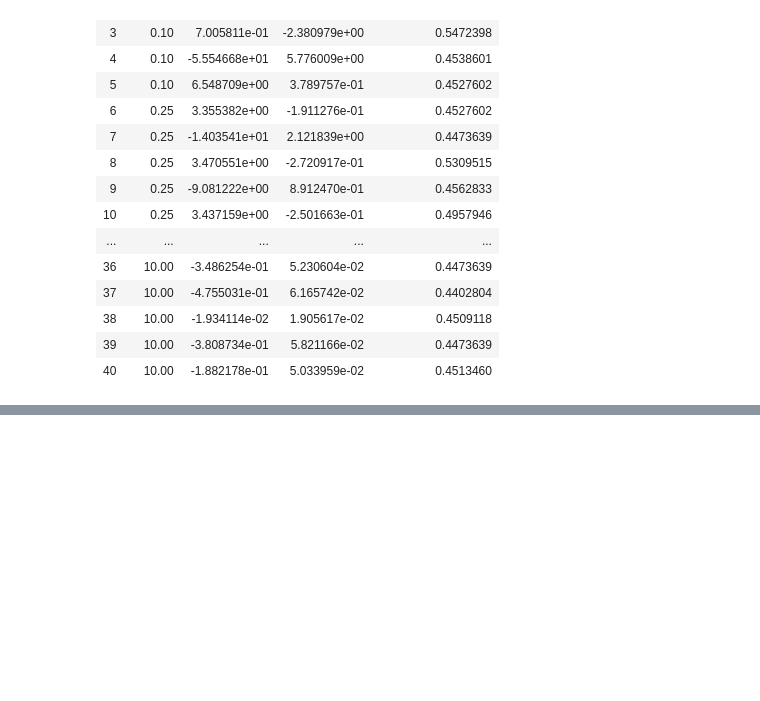
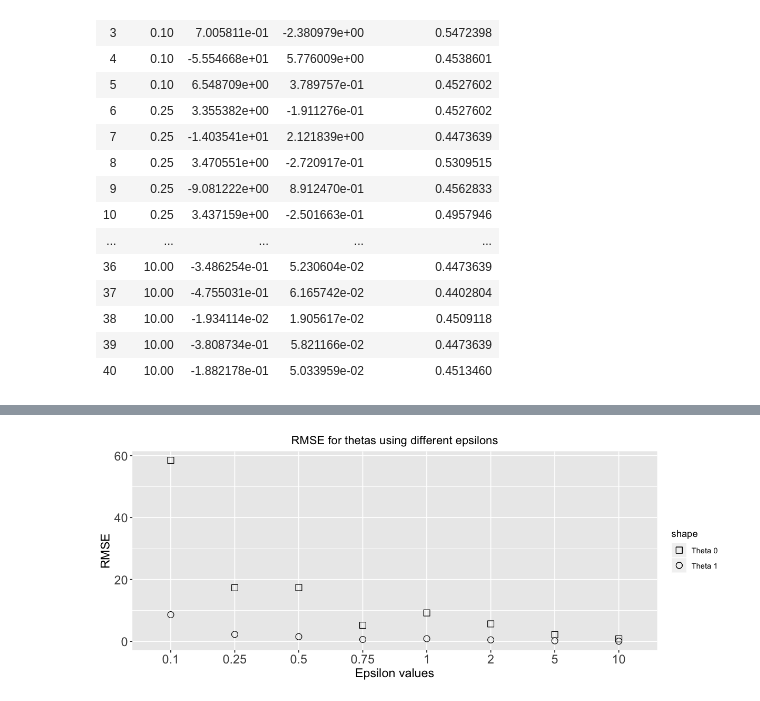
Before and after one commit to bhavenp/cs208, a Jupyter notebook: homework/HW4b/HW4b_Bhaven_Patel.ipynb, the cells around one changed output, grey strips where cells are left out. Saved outputs shown, nothing was run; the diff lists cells and outputs as text; code cells hidden in the pictures; blank space fills up the shorter version.

```diff
--- a/homework/HW4b/HW4b_Bhaven_Patel.ipynb
+++ b/homework/HW4b/HW4b_Bhaven_Patel.ipynb
@@ -350,0 +369,28 @@ thetas_history_df
+# %%
+#function to calculate the RMSE of DP-released thetas compared to true theta
+calc_rmse <- function(theta_preds, true_theta){
+    square_sum <- sum( (theta_preds - true_theta)^2 );
+    rmse <- sqrt(square_sum);
+    return(rmse);
+}
+
+#calculate RMSE values for thetas
+unq_eps <- unique(thetas_history_df$Epsilon); #get unique epsilon values
+rmse_matrix <- matrix(data = 0, nrow = length(unq_eps), ncol = 3);
+
+row_counter = 1;
+for(eps in unq_eps){
+    eps_thetas <- thetas_history_df[thetas_history_df$Epsilon == eps, ];
+    eps_thetas[['Theta0']]
+    theta0_rmse <- calc_rmse(theta_preds = eps_thetas[['Theta0']],
+                         true_theta = output$coefficients[1]);
+    theta1_rmse <- calc_rmse(theta_preds = eps_thetas[['Theta1']],
+                     true_theta = output$coefficients[2]);
+
+    rmse_matrix[row_counter, ] <- c(eps, theta0_rmse, theta1_rmse);
+    row_counter = row_counter + 1;
+}
+
+rmse_matrix_df <- as.data.frame(rmse_matrix);
+colnames(rmse_matrix_df) <- c("Epsilon", "Theta0_RMSE", "Theta1_RMSE");
+rmse_matrix_df
@@ -371,0 +424,19 @@ Warning message:
+# %%
+library(ggplot2)
+# plot classification errors for different epsilon values
+x_vals <- factor(rmse_matrix_df$Epsilon);
+p1 <- ggplot(rmse_matrix_df) +
+    geom_point(aes(x=x_vals, y=rmse_matrix_df$Theta0_RMSE, shape='Theta 0'),fill='red', size=3) +
+    geom_point(aes(x=x_vals, y=rmse_matrix_df$Theta1_RMSE, shape='Theta 1'),fill='blue',size=3);
+
+p1 <- p1 + scale_shape_manual(values = c("Theta 0"=0, "Theta 1"=1));
+
+p1 <- p1 + labs(x = "Epsilon values", y = 'RMSE', title =
+        'RMSE for thetas using different epsilons') +
+    theme(plot.title = element_text(hjust = 0.5),
+          axis.text = element_text(size=14), axis.title = element_text(size = 14) );
+
+options(repr.plot.width=10, repr.plot.height=4); #set plot dimensions
+p1 #show plot
+# %% [output]
+[figure, added]
```
Also changed, not shown: parts of 7 cells of this notebook.
